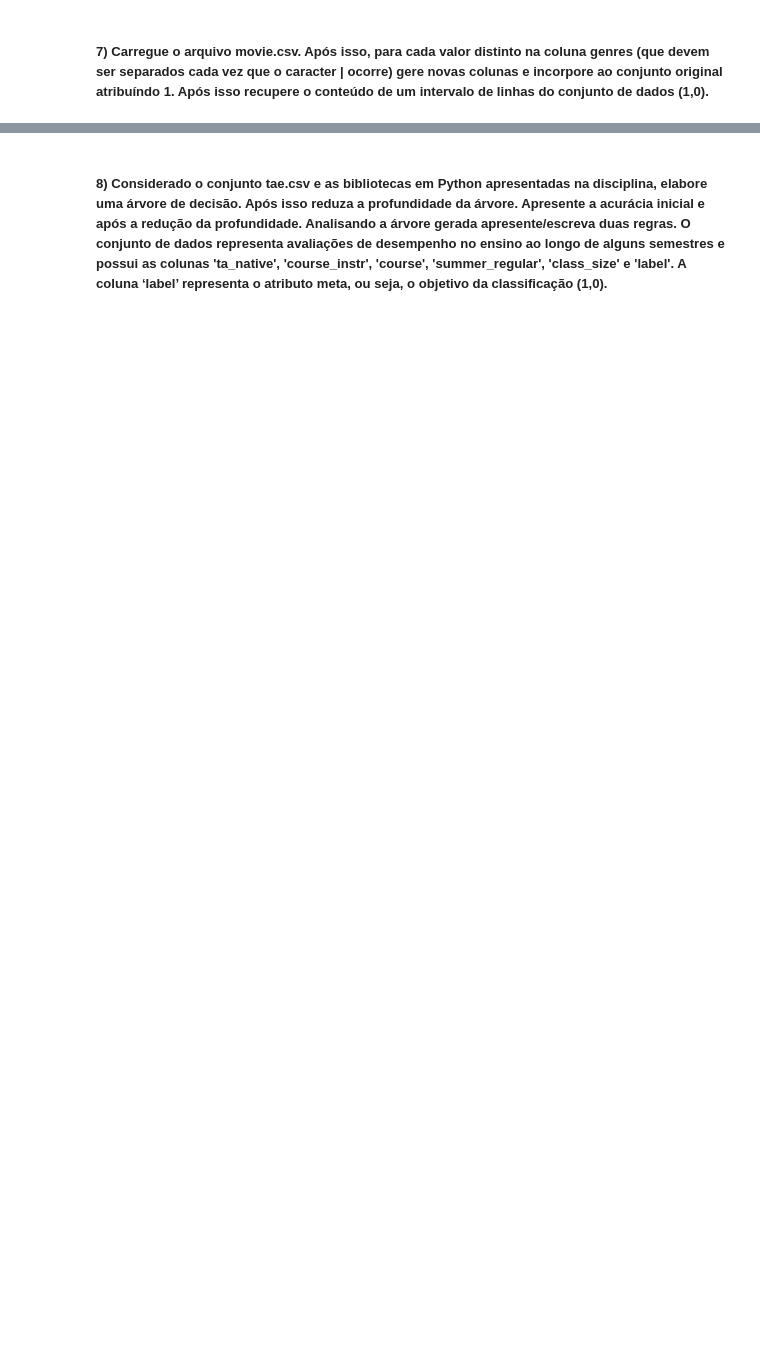
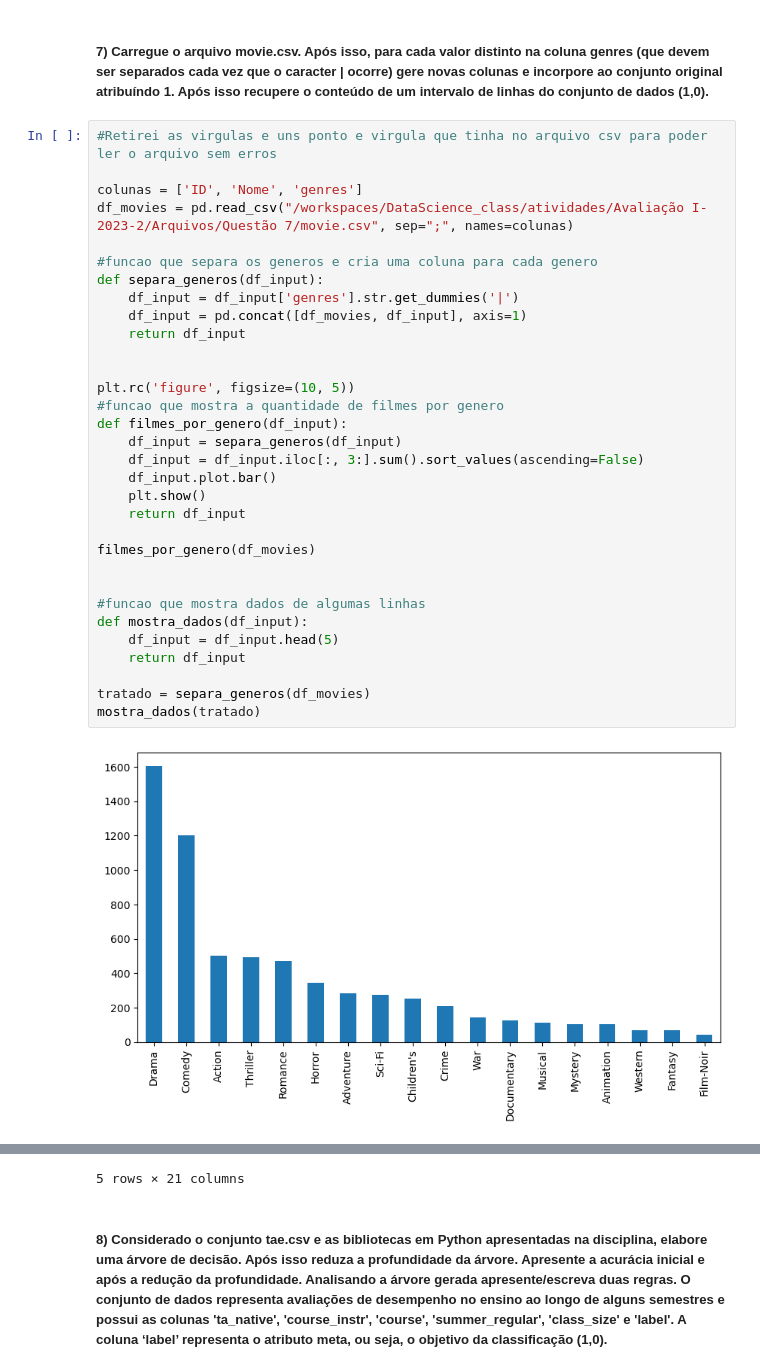
Before and after one commit to nicolascechinel/DataScience_class, a Jupyter notebook: atividades/Avaliação I-2023-2/Avaliação I-2023-2_final.ipynb, the cells around one changed output, grey strips where cells are left out. Saved outputs shown, nothing was run; the diff lists cells and outputs as text; blank space fills up the shorter version.

```diff
--- a/atividades/Avaliação I-2023-2/Avaliação I-2023-2_final.ipynb
+++ b/atividades/Avaliação I-2023-2/Avaliação I-2023-2_final.ipynb
@@ -123,2 +260,36 @@ Temática 5 - 2<br>
 # %% [markdown]
 ##### 7) Carregue o arquivo movie.csv. Após isso, para cada valor distinto na coluna genres (que devem ser separados cada vez que o caracter | ocorre) gere novas colunas e incorpore ao conjunto original atribuíndo 1. Após isso recupere o conteúdo de um intervalo de linhas do conjunto de dados (1,0).
+# %%
+#Retirei as virgulas e uns ponto e virgula que tinha no arquivo csv para poder ler o arquivo sem erros
+
+colunas = ['ID', 'Nome', 'genres']
+df_movies = pd.read_csv("/workspaces/DataScience_class/atividades/Avaliação I-2023-2/Arquivos/Questão 7/movie.csv", sep=";", names=colunas)
+
+#funcao que separa os generos e cria uma coluna para cada genero
+def separa_generos(df_input):
+    df_input = df_input['genres'].str.get_dummies('|')
+    df_input = pd.concat([df_movies, df_input], axis=1)
+    return df_input
+
+
+plt.rc('figure', figsize=(10, 5))
+#funcao que mostra a quantidade de filmes por genero
+def filmes_por_genero(df_input):
+    df_input = separa_generos(df_input)
+    df_input = df_input.iloc[:, 3:].sum().sort_values(ascending=False)
+    df_input.plot.bar()
+    plt.show()
+    return df_input
+
+filmes_por_genero(df_movies)
+
+
+#funcao que mostra dados de algumas linhas
+def mostra_dados(df_input):
+    df_input = df_input.head(5)
+    return df_input
+
+tratado = separa_generos(df_movies)
+mostra_dados(tratado)
+# %% [output]
+[figure, added]
@@ -125,2 +302,3 @@ Temática 5 - 2<br>
+5 rows × 21 columns
 # %% [markdown]
 ##### 8) Considerado o conjunto tae.csv e as bibliotecas em Python apresentadas na disciplina, elabore uma árvore de decisão. Após isso reduza a profundidade da árvore. Apresente a acurácia inicial e após a redução da profundidade. Analisando a árvore gerada apresente/escreva duas regras. O conjunto de dados representa avaliações de desempenho no ensino ao longo de alguns semestres e possui as colunas 'ta_native', 'course_instr', 'course', 'summer_regular', 'class_size' e 'label'. A coluna ‘label’ representa o atributo meta, ou seja, o objetivo da classificação (1,0).
```
Also changed, not shown: parts of 13 cells of this notebook, 1 other file.
